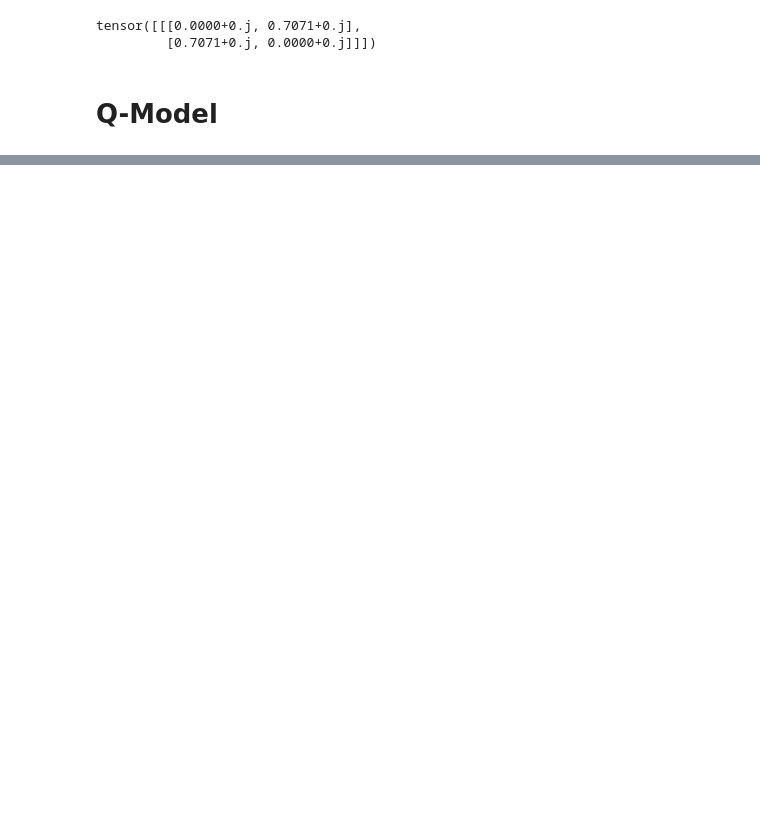
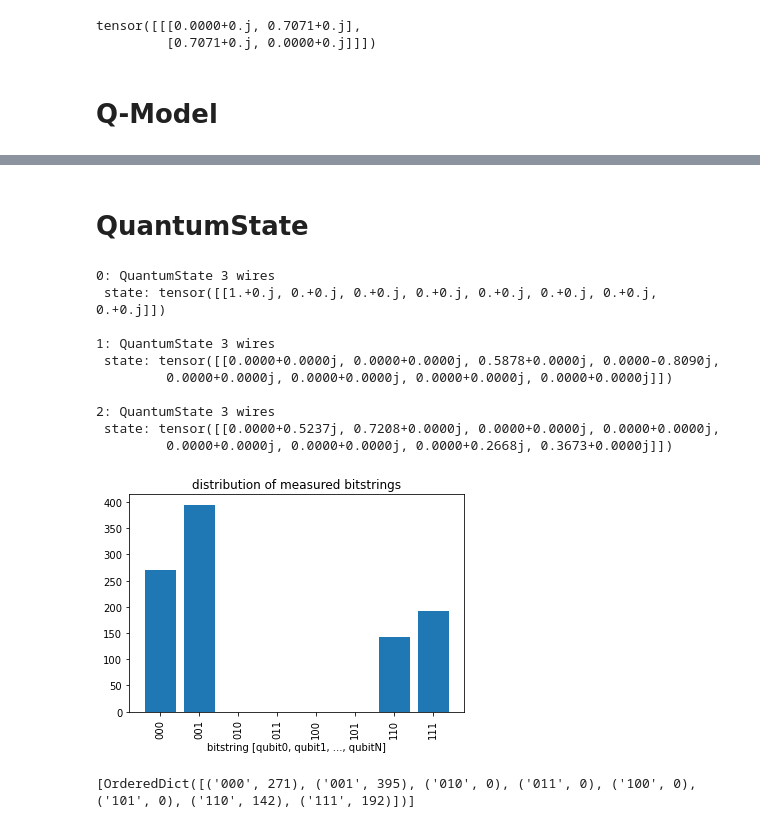
Before and after one commit to caitaozhan/testing, a Jupyter notebook: quantum/torchquantum/test.ipynb, the cells around one changed output, grey strips where cells are left out. Cells and saved outputs as stored; diff of their text form; code cells hidden in the pictures; blank space fills up the shorter version.

```diff
--- a/quantum/torchquantum/test.ipynb
+++ b/quantum/torchquantum/test.ipynb
@@ -78,0 +79,27 @@ circ.draw('mpl')
+# %% [markdown]
+# QuantumState
+# %%
+q_state = tq.QuantumState(n_wires=3)
+print(f'0: {q_state}\n')
+q_state.x(wires=1)
+q_state.rx(wires=2, params=0.6 * np.pi)
+print(f'1: {q_state}\n')
+q_state.ry(wires=0, params=0.3 * np.pi)
+q_state.qubitunitary(wires=1, params=[[0, 1j], [-1j, 0]])
+q_state.cnot(wires=[0, 1])
+print(f'2: {q_state}\n')
+bitstring = tq.measure(q_state, n_shots=1000, draw_id=0)
+print(bitstring)
+# %% [output]
+0: QuantumState 3 wires
+ state: tensor([[1.+0.j, 0.+0.j, 0.+0.j, 0.+0.j, 0.+0.j, 0.+0.j, 0.+0.j, 0.+0.j]])
+
+1: QuantumState 3 wires
+ state: tensor([[0.0000+0.0000j, 0.0000+0.0000j, 0.5878+0.0000j, 0.0000-0.8090j,
+         0.0000+0.0000j, 0.0000+0.0000j, 0.0000+0.0000j, 0.0000+0.0000j]])
+
+2: QuantumState 3 wires
+ state: tensor([[0.0000+0.5237j, 0.7208+0.0000j, 0.0000+0.0000j, 0.0000+0.0000j,
+         0.0000+0.0000j, 0.0000+0.0000j, 0.0000+0.2668j, 0.3673+0.0000j]])
+[figure, added]
+[OrderedDict([('000', 271), ('001', 395), ('010', 0), ('011', 0), ('100', 0), ('101', 0), ('110', 142), ('111', 192)])]
```
Also changed, not shown: parts of 10 cells of this notebook, 4 other files.
